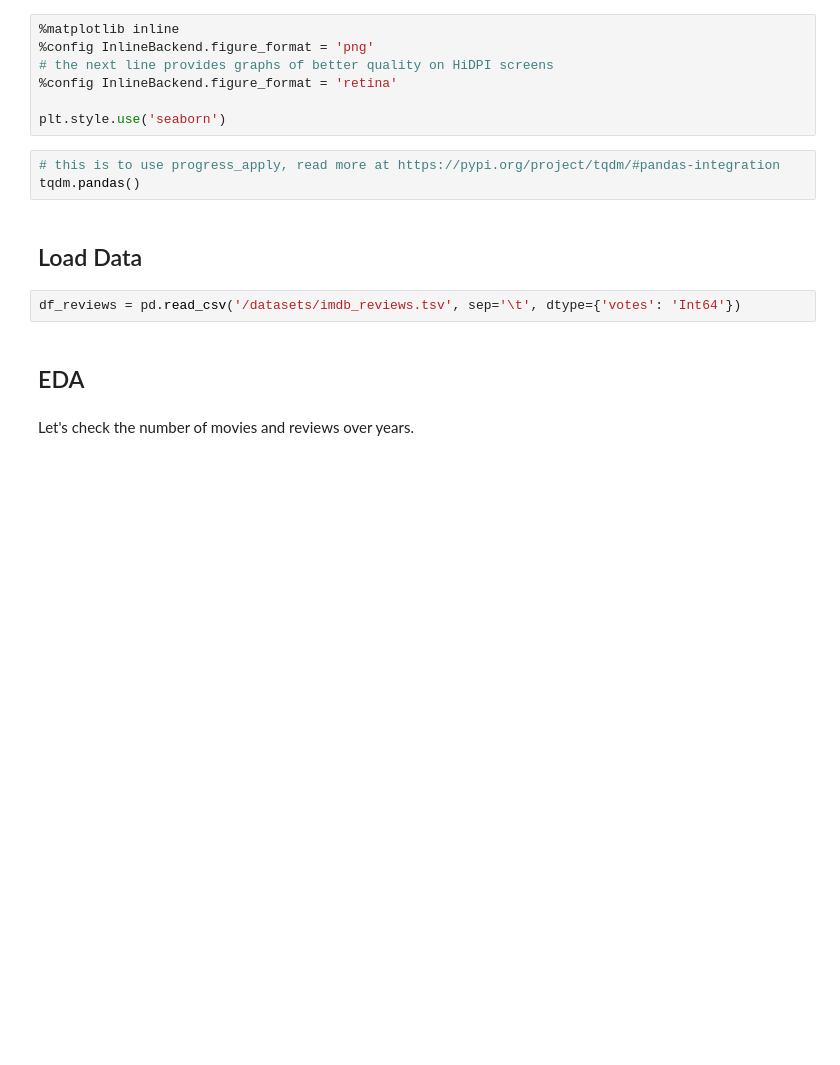
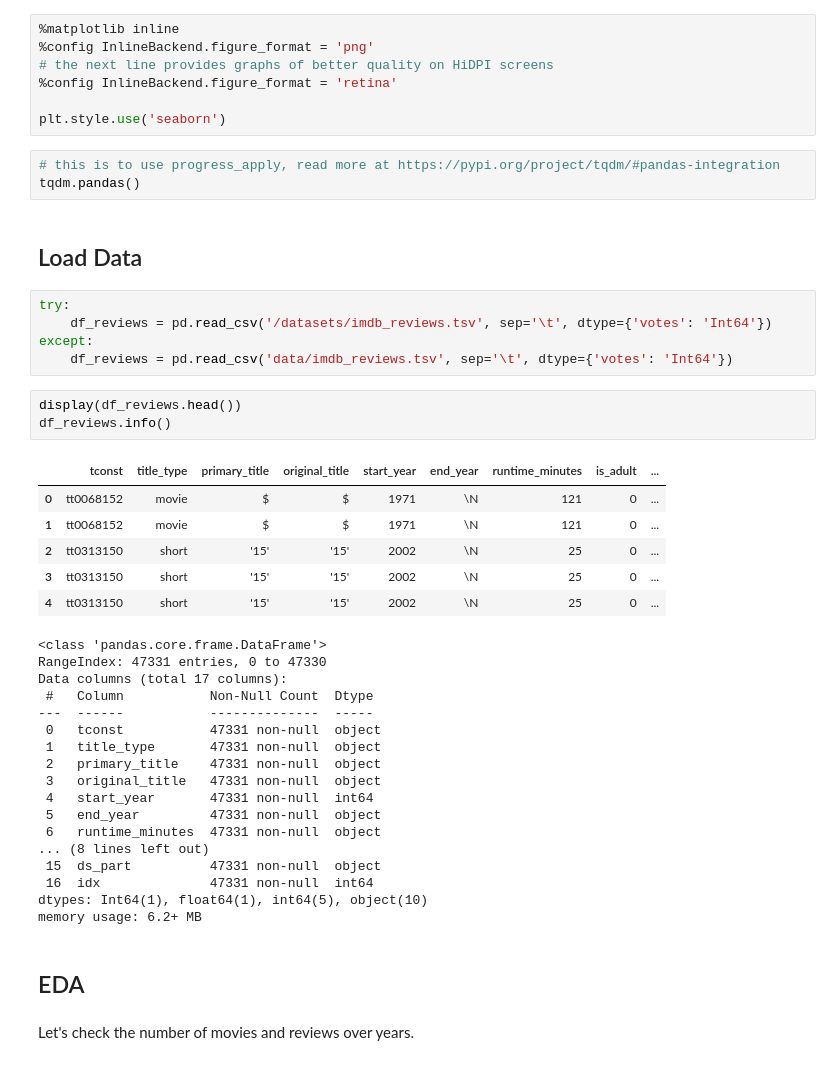
Before and after one commit to IMMontoya/sentiment_analysis_with_natural_language_processing, a Jupyter notebook: nlp_analysis_movie_reviews.ipynb, the cells around one changed output. Cells and saved outputs as stored; diff of their text form; blank space fills up the shorter version.

```diff
--- a/nlp_analysis_movie_reviews.ipynb
+++ b/nlp_analysis_movie_reviews.ipynb
@@ -29,7 +36,37 @@ tqdm.pandas()
 # %% [markdown]
 ## Load Data
 # %%
-df_reviews = pd.read_csv('/datasets/imdb_reviews.tsv', sep='\t', dtype={'votes': 'Int64'})
+try:
+    df_reviews = pd.read_csv('/datasets/imdb_reviews.tsv', sep='\t', dtype={'votes': 'Int64'})
+except:
+    df_reviews = pd.read_csv('data/imdb_reviews.tsv', sep='\t', dtype={'votes': 'Int64'})
+# %%
+display(df_reviews.head())
+df_reviews.info()
+# %% [output]
+|  | tconst | title_type | primary_title | original_title | start_year | end_year | runtime_minutes | is_adult | ... |
+| 0 | tt0068152 | movie | $ | $ | 1971 | \N | 121 | 0 | ... |
+| 1 | tt0068152 | movie | $ | $ | 1971 | \N | 121 | 0 | ... |
+| 2 | tt0313150 | short | '15' | '15' | 2002 | \N | 25 | 0 | ... |
+| 3 | tt0313150 | short | '15' | '15' | 2002 | \N | 25 | 0 | ... |
+| 4 | tt0313150 | short | '15' | '15' | 2002 | \N | 25 | 0 | ... |
+<class 'pandas.core.frame.DataFrame'>
+RangeIndex: 47331 entries, 0 to 47330
+Data columns (total 17 columns):
+ #   Column           Non-Null Count  Dtype
+---  ------           --------------  -----
+ 0   tconst           47331 non-null  object
+ 1   title_type       47331 non-null  object
+ 2   primary_title    47331 non-null  object
+ 3   original_title   47331 non-null  object
+ 4   start_year       47331 non-null  int64
+ 5   end_year         47331 non-null  object
+ 6   runtime_minutes  47331 non-null  object
+... (8 lines left out)
+ 15  ds_part          47331 non-null  object
+ 16  idx              47331 non-null  int64
+dtypes: Int64(1), float64(1), int64(5), object(10)
+memory usage: 6.2+ MB
 # %% [markdown]
 ## EDA
 # %% [markdown]
```
Also changed, not shown: parts of 10 cells of this notebook.
